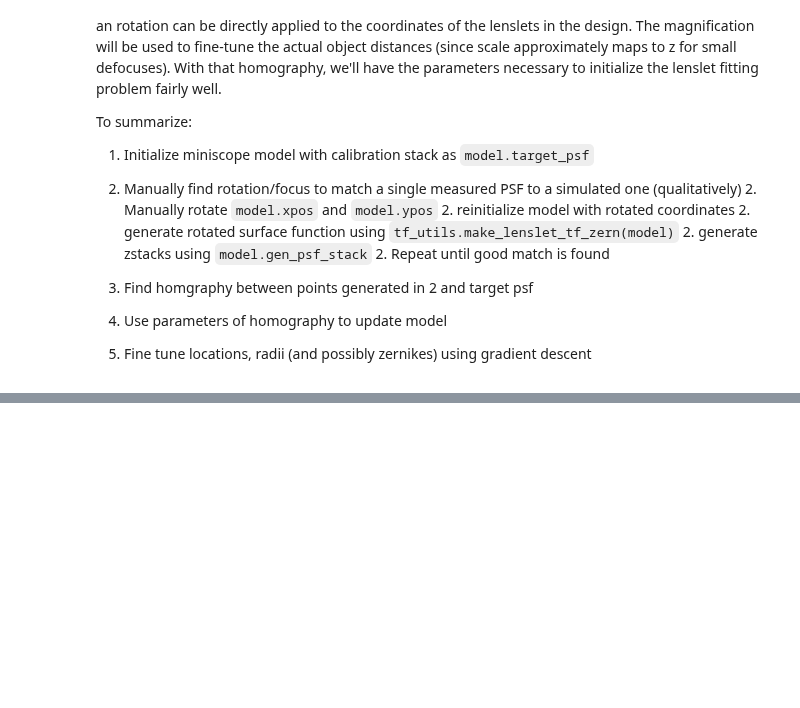
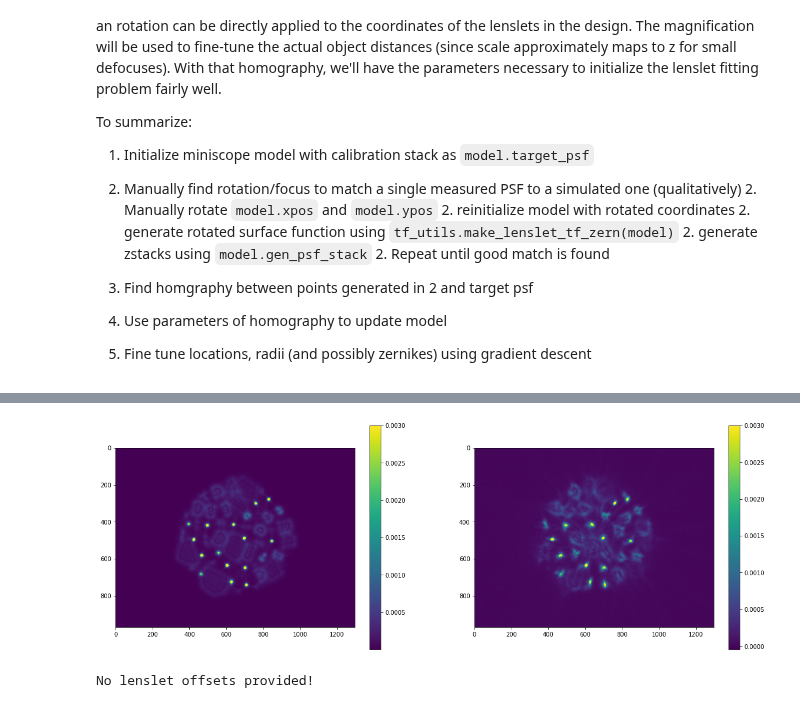
Before and after one commit to antipa/Randoscope_dev, a Jupyter notebook: miniscope_fit_3d_PSF.ipynb, the cells around one changed output, grey strips where cells are left out. Cells and saved outputs as stored; diff of their text form; code cells hidden in the pictures; blank space fills up the shorter version.

```diff
--- a/miniscope_fit_3d_PSF.ipynb
+++ b/miniscope_fit_3d_PSF.ipynb
@@ -297,37 +318,40 @@ def drawnow():
 # psf_init_zstack = model_noco.gen_psf_stack(Tnoco,aper,0,defocus_list)
 # %%
 #Manually rotate recipe until it qualitatively matches the measured PSF
-zstart = model.zmin_virtual*1.3
-zend = model.zmax_virtual*1.1
-defocus_list = 1./(np.linspace(1/zstart, 1./zend, model.Nz))
+# zstart = model.zmin_virtual*1.3
+# zend = model.zmax_virtual*1.1
+defocus_list = defocus_init
 #xrot, yrot = rot_xy(xinit,-yinit,-30)
 
 xrot,yrot = rot_xy(xinit,yinit,0)
-re_init_model(model, xrot,yrot,rinit*1.0,zerninit,di=defocus_corr_init)
-model.defocus_offset.assign(0*tf.ones(model.Nz,tf.float64))
+#zerninit = [np.zeros(model.numzern) for n in range(model.Nlenslets)]
+re_init_model(model, xrot,yrot,rinit*1.0,zerninit,di=defocus_corr_init,offset=offset_init)
+#model.defocus_offset.assign(0*tf.ones(model.Nz,tf.float64))
 
 fig,ax = plt.subplots(1,2,figsize=(20,7))
 
-Trot,_,_ = tf_utils.make_lenslet_tf_zern(model)
+Trot,_= tf_utils.make_lenslet_tf_zern(model)
 psf_init_zstack = model.gen_psf_stack(Trot,aper,0,1./(1./defocus_list+model.defocus_offset))
 psf_init_zstack = [tf_utils.tf_2d_conv(psf_init_zstack[n], model.source_kern,'SAME') for n in range(model.Nz)]
 psf_init_zstack = [psf_init_zstack[n]*tf.reduce_sum(model.target_psf[n] * psf_init_zstack[n])/tf.reduce_sum(psf_init_zstack[n]**2)
                       for n in range(model.Nz)]
 psf_init_zstack = [psf_init_zstack[n].numpy() for n in range(model.Nz)]
 
 im_init = ax[0].imshow(psf_init_zstack[0],vmax=.005)
 cb1 = plt.colorbar(im_init,ax=ax[0])
 im_targ = ax[1].imshow(model.target_psf[0])
 cb2 = plt.colorbar(im_targ,ax=ax[1])
-for n in [9]:
+for n in [5]:
 
     cb1.remove()
     im_init = ax[0].imshow(psf_init_zstack[n],vmax=.003)
     cb1 = plt.colorbar(im_init,ax=ax[0])
     cb2.remove()
     im_targ = ax[1].imshow(model.target_psf[n],vmax=.003)
     cb2 = plt.colorbar(im_targ,ax=ax[1])
     drawnow()
+# %% [output]
+[figure, added]
 # %%
 def tf_2d_conv(x,y,padstr):
     # Inputs x and y tensors (2d)
@@ -470,8 +495,11 @@ def gradients_and_scaling(model, loss, inputs):
 # plt.xlabel('parameter')
 # plt.ylabel('d-loss')
 # %%
+
 re_init_model(model, xrot,yrot,rinit*1.0,zerninit,di=defocus_corr_init)
-model.lenslet_offset.assign(tf.zeros(model.Nlenslets,tf.float64))
+
 #re_init_model(model,xinit,yinit,rinit,zerninit)
+# %% [output]
+No lenslet offsets provided!
 # %%
 vars_init = model.variables
```
Also changed, not shown: parts of 19 cells of this notebook, 2 other files.
